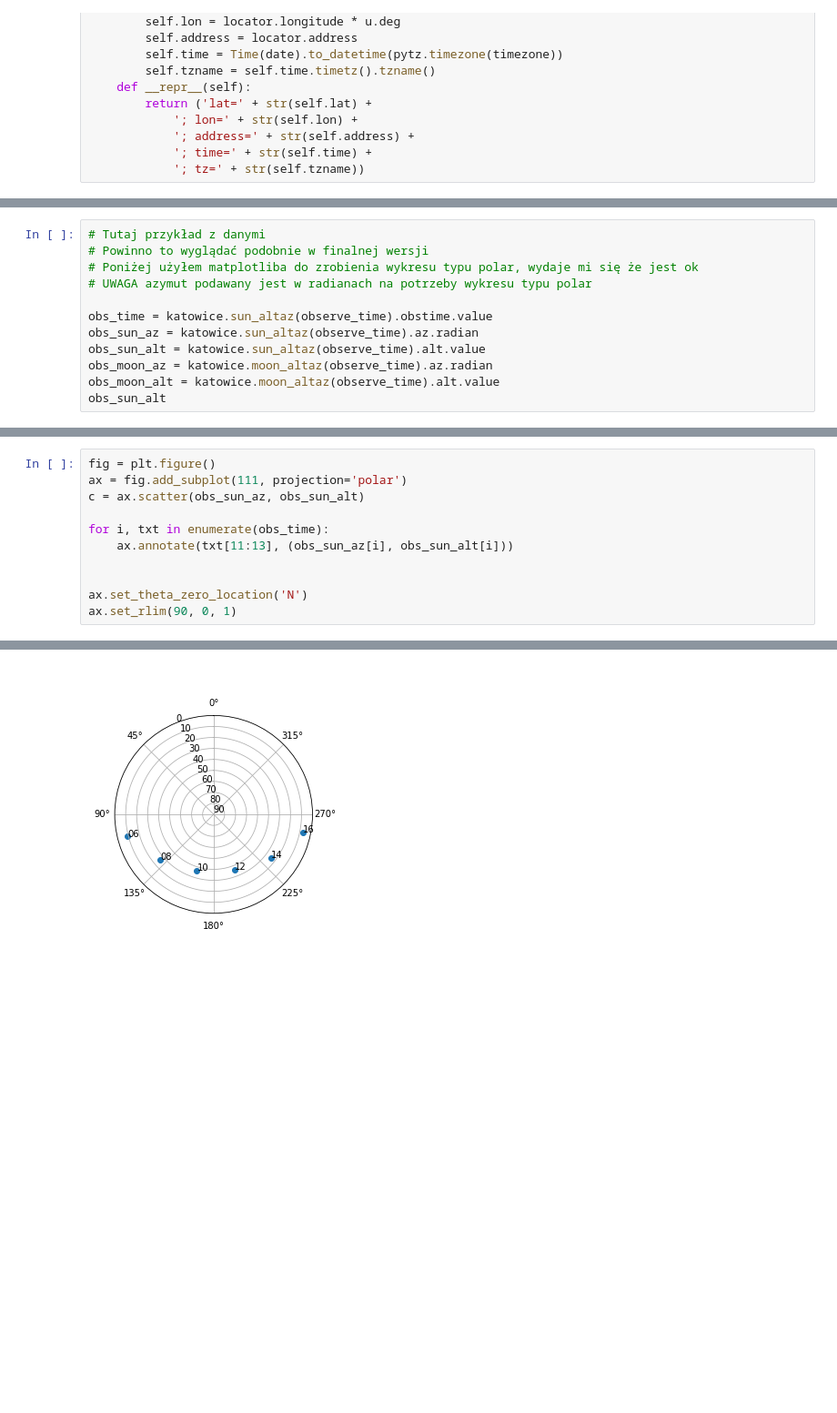
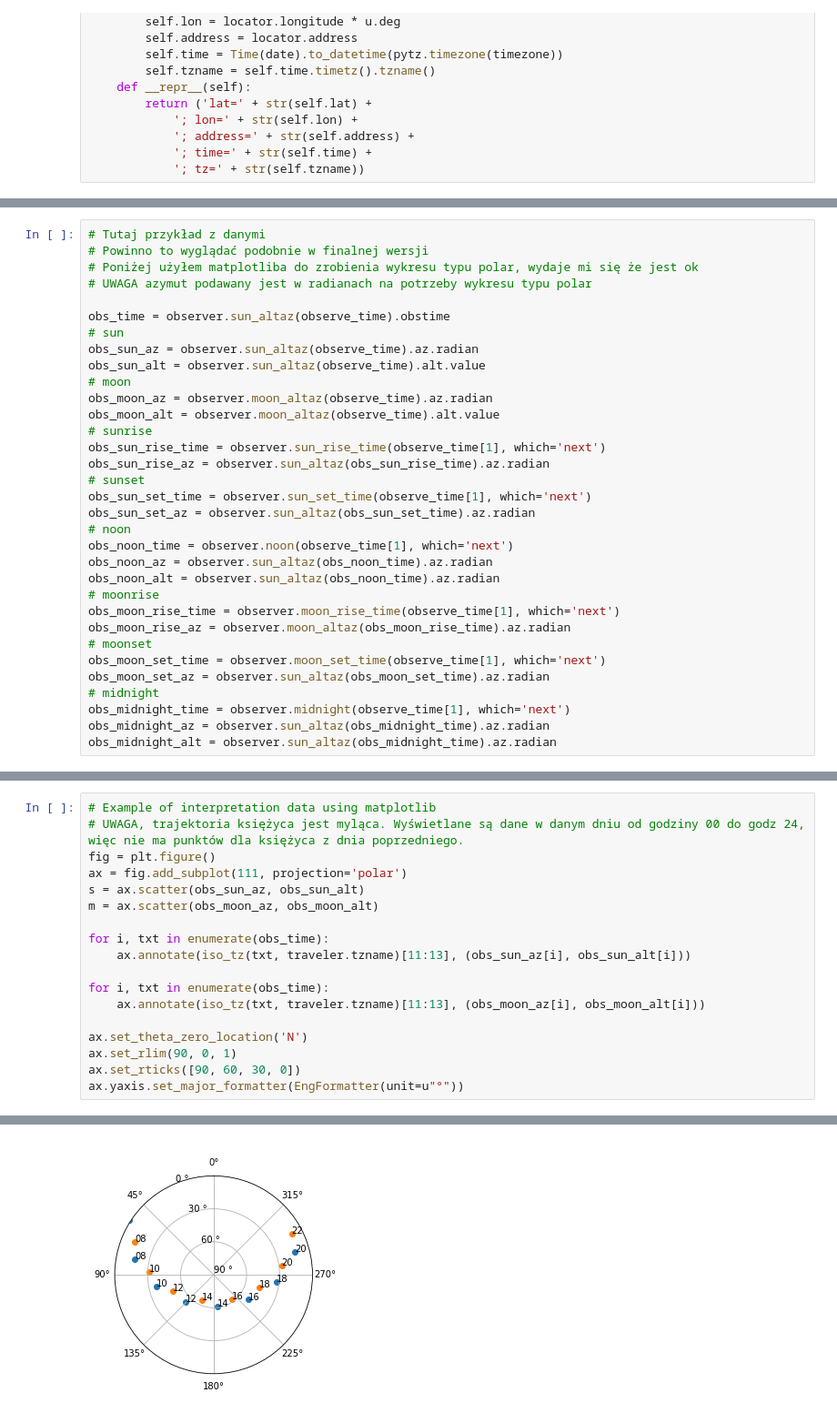
Before and after one commit to azydek0/python-homework_04, a Jupyter notebook: project_04.ipynb, the cells around one changed output, grey strips where cells are left out. Shown: that part at 91% size. Saved outputs shown, nothing was run; the diff lists cells and outputs as text; blank space fills up the shorter version.

Commit message:
Add completed data creator

```diff
--- a/project_04.ipynb
+++ b/project_04.ipynb
@@ -111,9 +80,30 @@ observe_time = observe_time + np.linspace(0, 24, 13)*u.hour
 # Poniżej użyłem matplotliba do zrobienia wykresu typu polar, wydaje mi się że jest ok
 # UWAGA azymut podawany jest w radianach na potrzeby wykresu typu polar
 
-obs_time = katowice.sun_altaz(observe_time).obstime.value
-obs_sun_az = katowice.sun_altaz(observe_time).az.radian
-obs_sun_alt = katowice.sun_altaz(observe_time).alt.value
-obs_moon_az = katowice.moon_altaz(observe_time).az.radian
-obs_moon_alt = katowice.moon_altaz(observe_time).alt.value
-obs_sun_alt
+obs_time = observer.sun_altaz(observe_time).obstime
+# sun
+obs_sun_az = observer.sun_altaz(observe_time).az.radian
+obs_sun_alt = observer.sun_altaz(observe_time).alt.value
+# moon
+obs_moon_az = observer.moon_altaz(observe_time).az.radian
+obs_moon_alt = observer.moon_altaz(observe_time).alt.value
+# sunrise
+obs_sun_rise_time = observer.sun_rise_time(observe_time[1], which='next')
+obs_sun_rise_az = observer.sun_altaz(obs_sun_rise_time).az.radian
+# sunset
+obs_sun_set_time = observer.sun_set_time(observe_time[1], which='next')
+obs_sun_set_az = observer.sun_altaz(obs_sun_set_time).az.radian
+# noon
+obs_noon_time = observer.noon(observe_time[1], which='next')
+obs_noon_az = observer.sun_altaz(obs_noon_time).az.radian
+obs_noon_alt = observer.sun_altaz(obs_noon_time).az.radian
+# moonrise
+obs_moon_rise_time = observer.moon_rise_time(observe_time[1], which='next')
+obs_moon_rise_az = observer.moon_altaz(obs_moon_rise_time).az.radian
+# moonset
+obs_moon_set_time = observer.moon_set_time(observe_time[1], which='next')
+obs_moon_set_az = observer.sun_altaz(obs_moon_set_time).az.radian
+# midnight
+obs_midnight_time = observer.midnight(observe_time[1], which='next')
+obs_midnight_az = observer.sun_altaz(obs_midnight_time).az.radian
+obs_midnight_alt = observer.sun_altaz(obs_midnight_time).az.radian
@@ -125,12 +110,19 @@ array([-39.7785936 , -27.72564453,  -9.98457662,   9.06979714,
 # %%
+# Example of interpretation data using matplotlib
+# UWAGA, trajektoria księżyca jest myląca. Wyświetlane są dane w danym dniu od godziny 00 do godz 24, więc nie ma punktów dla księżyca z dnia poprzedniego.
 fig = plt.figure()
 ax = fig.add_subplot(111, projection='polar')
-c = ax.scatter(obs_sun_az, obs_sun_alt)
+s = ax.scatter(obs_sun_az, obs_sun_alt)
+m = ax.scatter(obs_moon_az, obs_moon_alt)
 
 for i, txt in enumerate(obs_time):
-    ax.annotate(txt[11:13], (obs_sun_az[i], obs_sun_alt[i]))
+    ax.annotate(iso_tz(txt, traveler.tzname)[11:13], (obs_sun_az[i], obs_sun_alt[i]))
 
+for i, txt in enumerate(obs_time):
+    ax.annotate(iso_tz(txt, traveler.tzname)[11:13], (obs_moon_az[i], obs_moon_alt[i]))
 
 ax.set_theta_zero_location('N')
 ax.set_rlim(90, 0, 1)
+ax.set_rticks([90, 60, 30, 0])
+ax.yaxis.set_major_formatter(EngFormatter(unit=u"°"))
 # %% [output]
@@ -138 +129 @@ ax.set_rlim(90, 0, 1)
-[figure, old version]
+[figure, new version]
```
Also changed, not shown: parts of 18 cells of this notebook.
